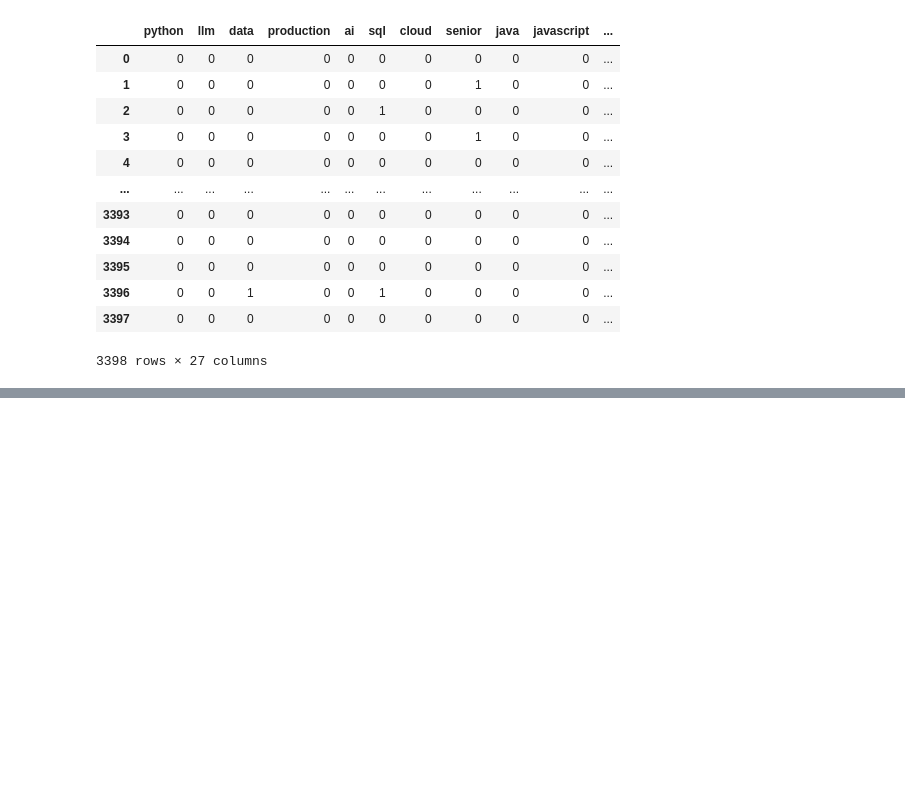
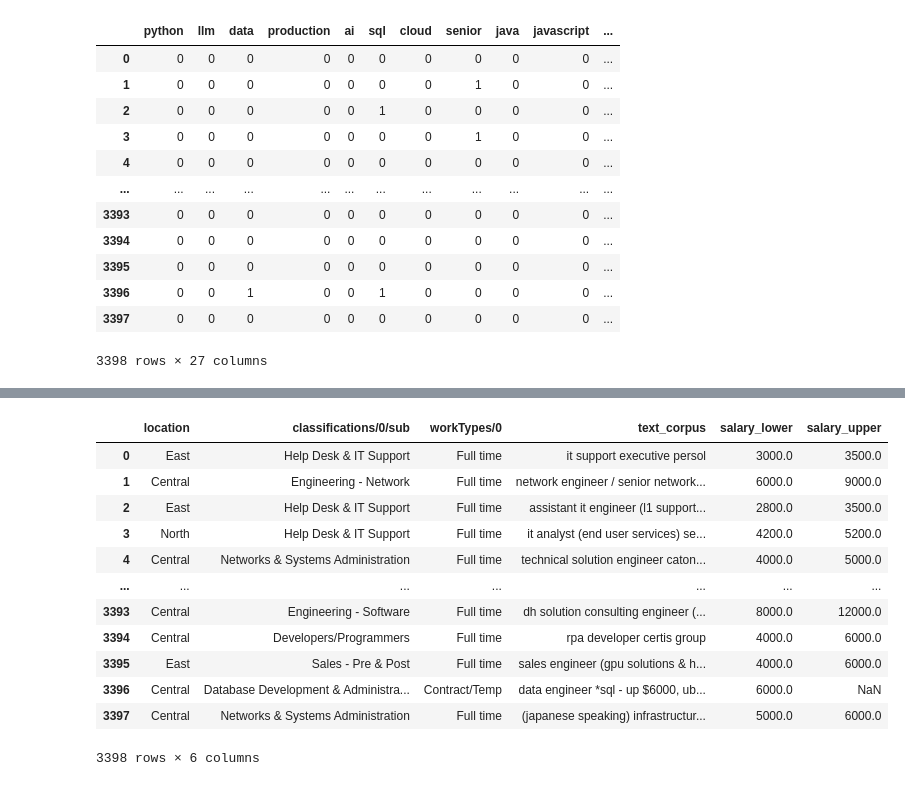
Before and after one commit to dodyharianto/singapore-tech-jobs-salary-predictor, a Jupyter notebook: notebooks/feature-engineering.ipynb, the cells around one changed output, grey strips where cells are left out. Cells and saved outputs as stored; diff of their text form; code cells hidden in the pictures; blank space fills up the shorter version.

Commit message:
add corpus-only data without binary features

```diff
--- a/notebooks/feature-engineering.ipynb
+++ b/notebooks/feature-engineering.ipynb
@@ -165,0 +189,18 @@ df_clean.to_csv('../data/sg-tech-jobs-preprocessed-keywords_v2.csv', index=False
+# %%
+categorical_cols = ['location', 'classifications/0/sub', 'workTypes/0']
+df_corpus_only = df[categorical_cols + ['text_corpus', 'salary_lower', 'salary_upper']]
+df_corpus_only
+# %% [output]
+|  | location | classifications/0/sub | workTypes/0 | text_corpus | salary_lower | salary_upper |
+| 0 | East | Help Desk & IT Support | Full time | it support executive persol | 3000.0 | 3500.0 |
+| 1 | Central | Engineering - Network | Full time | network engineer / senior network... | 6000.0 | 9000.0 |
+| 2 | East | Help Desk & IT Support | Full time | assistant it engineer (l1 support... | 2800.0 | 3500.0 |
+| 3 | North | Help Desk & IT Support | Full time | it analyst (end user services) se... | 4200.0 | 5200.0 |
+| 4 | Central | Networks & Systems Administration | Full time | technical solution engineer caton... | 4000.0 | 5000.0 |
+| ... | ... | ... | ... | ... | ... | ... |
+| 3393 | Central | Engineering - Software | Full time | dh solution consulting engineer (... | 8000.0 | 12000.0 |
+| 3394 | Central | Developers/Programmers | Full time | rpa developer certis group | 4000.0 | 6000.0 |
+| 3395 | East | Sales - Pre & Post | Full time | sales engineer (gpu solutions & h... | 4000.0 | 6000.0 |
+| 3396 | Central | Database Development & Administra... | Contract/Temp | data engineer *sql - up $6000, ub... | 6000.0 | NaN |
+| 3397 | Central | Networks & Systems Administration | Full time | (japanese speaking) infrastructur... | 5000.0 | 6000.0 |
+3398 rows × 6 columns
```
Also changed, not shown: parts of 5 cells of this notebook.
